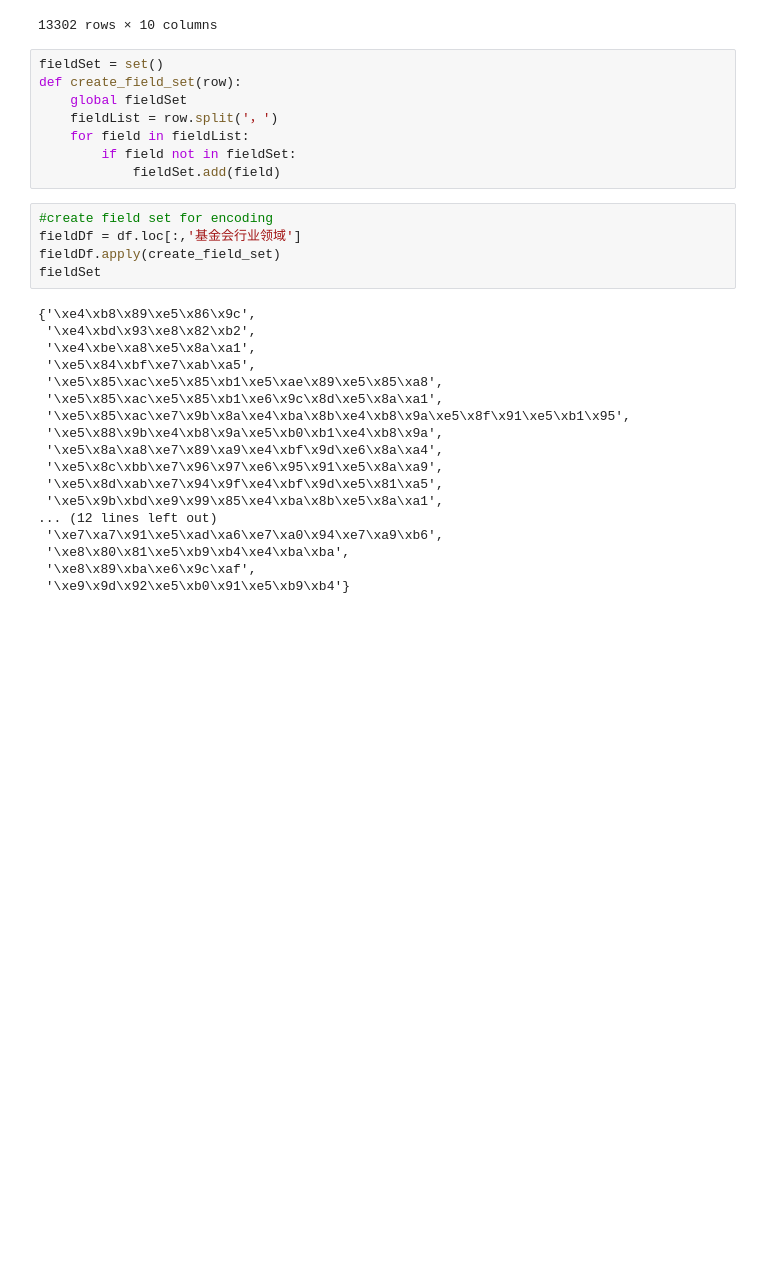
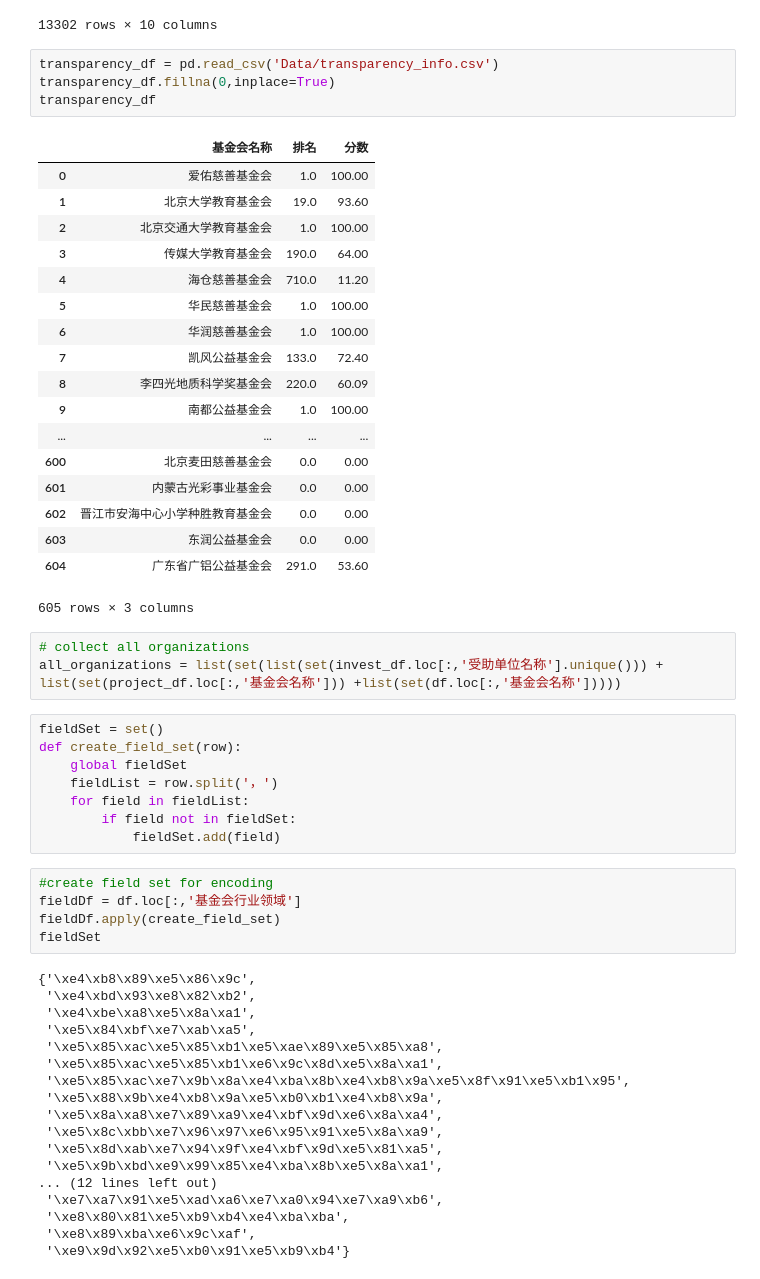
Before and after one commit to khuangaf/soicalHack, a Jupyter notebook: data_preprocess.ipynb, the cells around one changed output. Saved outputs shown, nothing was run; the diff lists cells and outputs as text; blank space fills up the shorter version.

```diff
--- a/data_preprocess.ipynb
+++ b/data_preprocess.ipynb
@@ -93,6 +94,32 @@ project_df
 | 13301 | 北京利星行慈善基金会 | 2015 | 156886 | 援建 | 200000 | 200000 | 援建江西吉安富田新安小学，重建校园，解决贫困学生的上学困难 | 教育 | NaN | NaN |
 | 13302 | 北京利星行慈善基金会 | 2015 | 156887 | 助学 | 500000 | 500000 | 建设‘阳光乐园’项目，解决贫困学生的上学困难 | 教育 | NaN | NaN |
 13302 rows × 10 columns
+# %%
+transparency_df = pd.read_csv('Data/transparency_info.csv')
+transparency_df.fillna(0,inplace=True)
+transparency_df
+# %% [output]
+|  | 基金会名称 | 排名 | 分数 |
+| 0 | 爱佑慈善基金会 | 1.0 | 100.00 |
+| 1 | 北京大学教育基金会 | 19.0 | 93.60 |
+| 2 | 北京交通大学教育基金会 | 1.0 | 100.00 |
+| 3 | 传媒大学教育基金会 | 190.0 | 64.00 |
+| 4 | 海仓慈善基金会 | 710.0 | 11.20 |
+| 5 | 华民慈善基金会 | 1.0 | 100.00 |
+| 6 | 华润慈善基金会 | 1.0 | 100.00 |
+| 7 | 凯风公益基金会 | 133.0 | 72.40 |
+| 8 | 李四光地质科学奖基金会 | 220.0 | 60.09 |
+| 9 | 南都公益基金会 | 1.0 | 100.00 |
+| ... | ... | ... | ... |
+| 600 | 北京麦田慈善基金会 | 0.0 | 0.00 |
+| 601 | 内蒙古光彩事业基金会 | 0.0 | 0.00 |
+| 602 | 晋江市安海中心小学种胜教育基金会 | 0.0 | 0.00 |
+| 603 | 东润公益基金会 | 0.0 | 0.00 |
+| 604 | 广东省广铝公益基金会 | 291.0 | 53.60 |
+605 rows × 3 columns
+# %%
+# collect all organizations
+all_organizations = list(set(list(set(invest_df.loc[:,'受助单位名称'].unique())) + list(set(project_df.loc[:,'基金会名称'])) +list(set(df.loc[:,'基金会名称']))))
 # %%
 fieldSet = set()
 def create_field_set(row):
```
Also changed, not shown: parts of 11 cells of this notebook.
